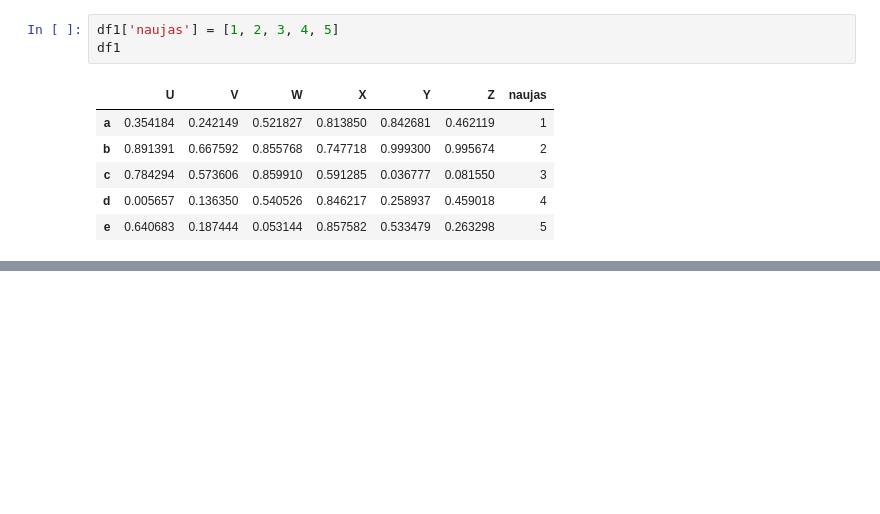
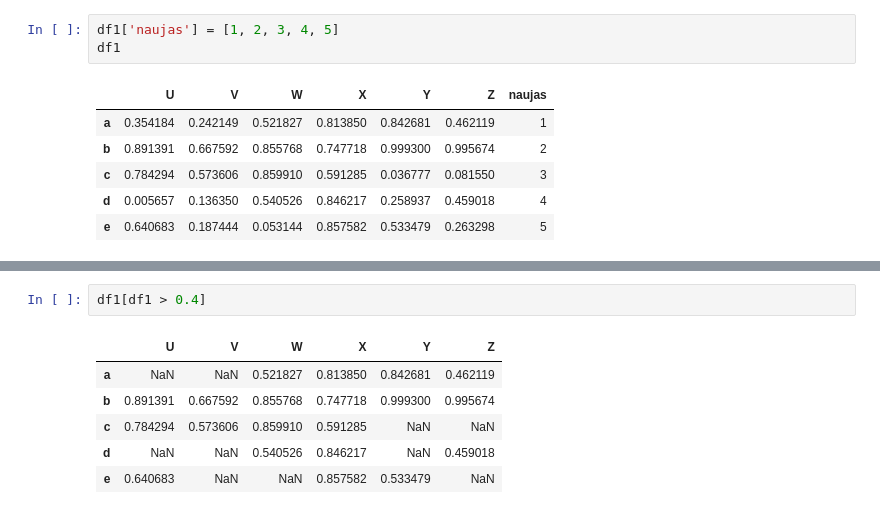
Before and after one commit to infohata/ptu1-advanced-math, a Jupyter notebook: ptu1_pandas1.ipynb, the cells around one changed output, grey strips where cells are left out. Cells and saved outputs as stored; diff of their text form; blank space fills up the shorter version.

```diff
--- a/ptu1_pandas1.ipynb
+++ b/ptu1_pandas1.ipynb
@@ -85,0 +136,9 @@ df1.drop('naujas', axis=1)
+# %%
+df1[df1 > 0.4]
+# %% [output]
+|  | U | V | W | X | Y | Z |
+| a | NaN | NaN | 0.521827 | 0.813850 | 0.842681 | 0.462119 |
+| b | 0.891391 | 0.667592 | 0.855768 | 0.747718 | 0.999300 | 0.995674 |
+| c | 0.784294 | 0.573606 | 0.859910 | 0.591285 | NaN | NaN |
+| d | NaN | NaN | 0.540526 | 0.846217 | NaN | 0.459018 |
+| e | 0.640683 | NaN | NaN | 0.857582 | 0.533479 | NaN |
```
Also changed, not shown: parts of 18 cells of this notebook.
